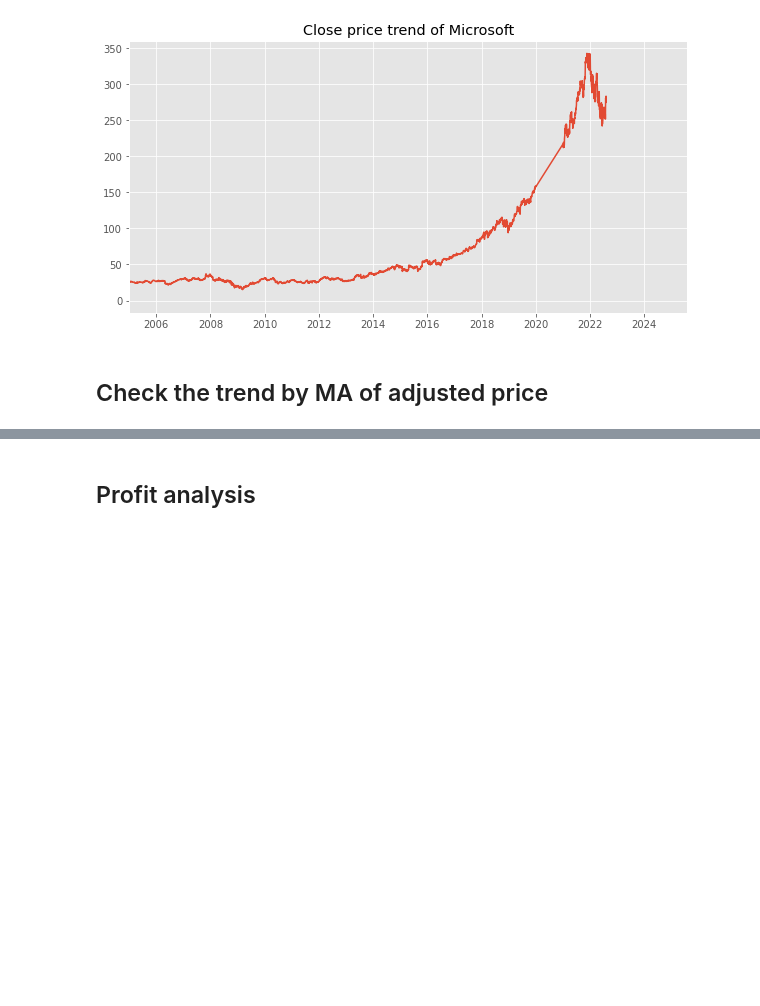
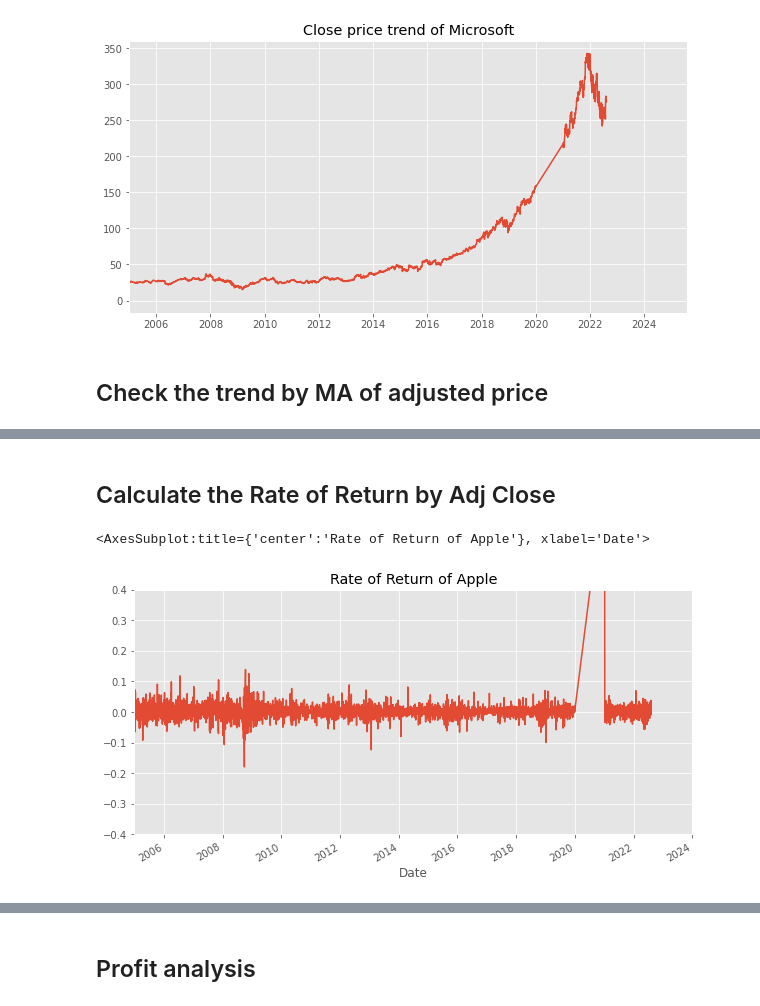
Before and after one commit to Mar3yZhang/UCI-stock-prediction-test, a Jupyter notebook: Group2_FinalProject.ipynb, the cells around one changed output, grey strips where cells are left out. Cells and saved outputs as stored; diff of their text form; code cells hidden in the pictures; blank space fills up the shorter version.

```diff
--- a/Group2_FinalProject.ipynb
+++ b/Group2_FinalProject.ipynb
@@ -181 +185,18 @@ plt.savefig(r'C:\Users\Marsy\Desktop\2.png',dpi=300, bbox_inches='tight')
 [figure]
+# %% [markdown]
+## Calculate the Rate of Return by Adj Close
+# %%
+adj_price = df_apple['Adj Close']
+
+plt.figure(figsize=(10,5))
+plt.title('Rate of Return of Apple')
+plt.grid(True)
+AP_ror = adj_price / adj_price.shift(1) - 1
+dstart = datetime.datetime(2005,1,1)
+dstop = datetime.datetime(2024,1,1)
+plt.xlim(dstart,dstop)
+plt.ylim([-0.4, 0.4])
+AP_ror.plot()
+# %% [output]
+<AxesSubplot:title={'center':'Rate of Return of Apple'}, xlabel='Date'>
+[figure, added]
```
Also changed, not shown: parts of 9 cells of this notebook.
